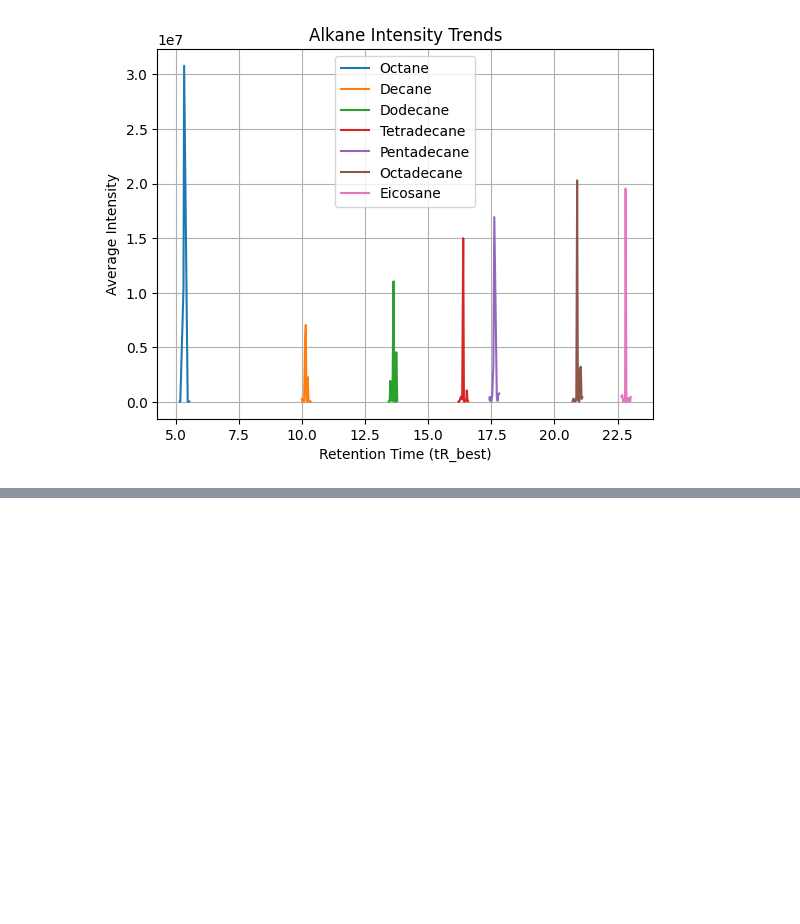
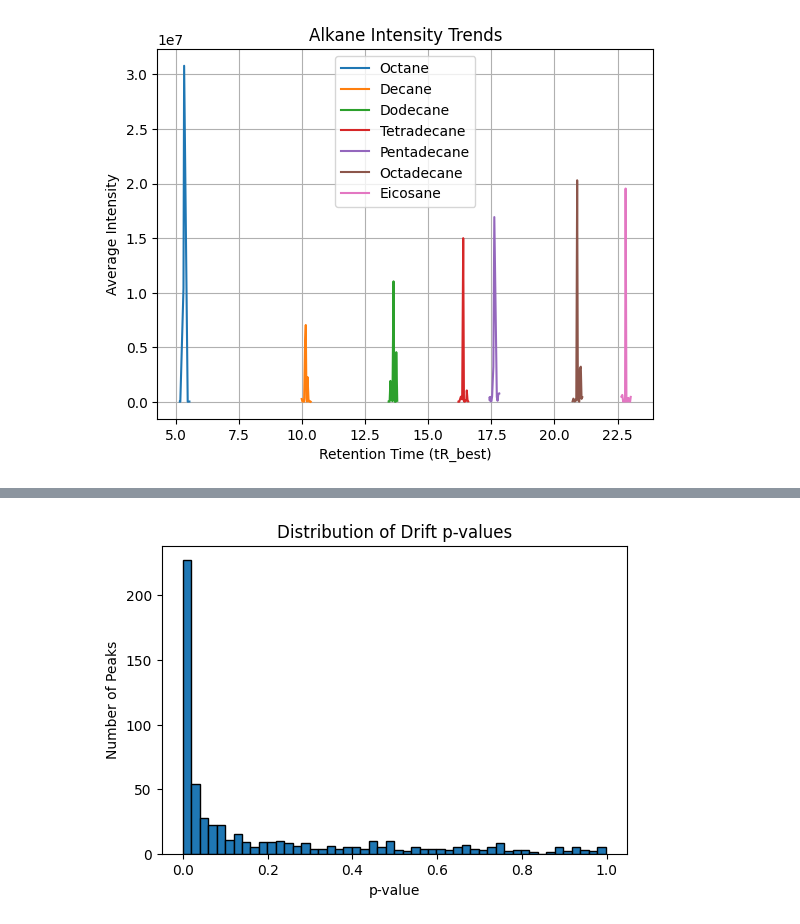
Before and after one commit to Fatemeh1362/internship, a Jupyter notebook: data_prepration.ipynb, the cells around one changed output, grey strips where cells are left out. Saved outputs shown, nothing was run; the diff lists cells and outputs as text; code cells hidden in the pictures; blank space fills up the shorter version.

```diff
--- a/data_prepration.ipynb
+++ b/data_prepration.ipynb
@@ -632,32 +383,0 @@ Outlier-cleaned & imputed dataset saved to: C:\Users\fatemehm\OneDrive - Royal H
-# %%
-
-# Count outliers per sample
-outliers_per_sample = outlier_mask.sum(axis=1)
-plt.figure(figsize=(12,5))
-plt.bar(range(len(outliers_per_sample)), outliers_per_sample, color='salmon')
-plt.title('Number of Outliers per Sample Before Imputation')
-plt.xlabel('Sample Index')
-plt.ylabel('Outlier Count')
-plt.show()
-
-# Value shift for outliers only
-outlier_indices = np.where(outlier_mask)
-original_outliers = log_data.values[outlier_indices]
-log_data_imputed = log_data.copy()
-
-# Apply median imputation again (if needed)
-for col in log_data.columns:
-    median_val = log_data[col].median()
-    log_data_imputed.loc[outlier_mask[col], col] = median_val
-
-imputed_outliers = log_data_imputed.values[outlier_indices]  # assuming this is your post-imputation data
-
-plt.figure(figsize=(6,6))
-plt.scatter(original_outliers, imputed_outliers, alpha=0.5, color='purple')
-plt.plot([min(original_outliers), max(original_outliers)],
-         [min(original_outliers), max(original_outliers)], 'r--')
-plt.title('Outlier Values Before vs After Imputation')
-plt.xlabel('Original (Log-Intensity)')
-plt.ylabel('Imputed (Log-Intensity)')
-plt.grid(True)
-plt.show()
@@ -666,0 +507,9 @@ plt.show()
+# %%
+plt.figure(figsize=(6,4))
+plt.hist(drift_summary['p-value'], bins=50, edgecolor='black')
+plt.title("Distribution of Drift p-values")
+plt.xlabel("p-value")
+plt.ylabel("Number of Peaks")
+plt.show()
+# %% [output]
+[figure, added]
```
Also changed, not shown: parts of 69 cells of this notebook.
